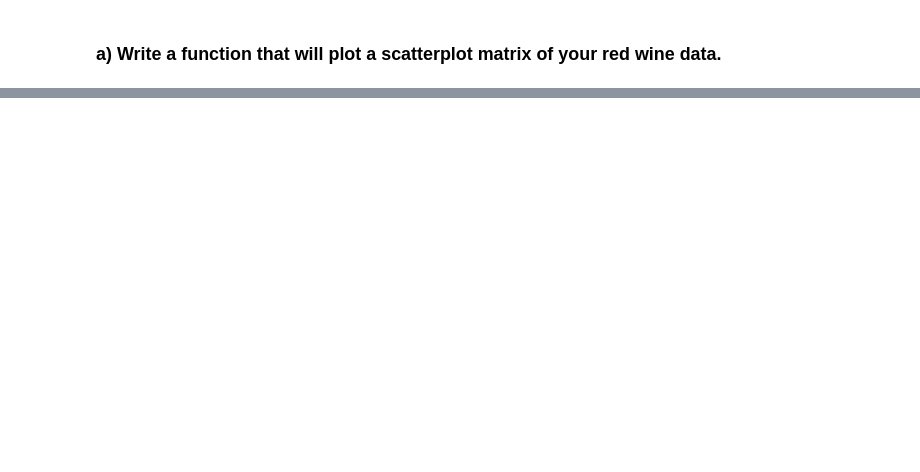
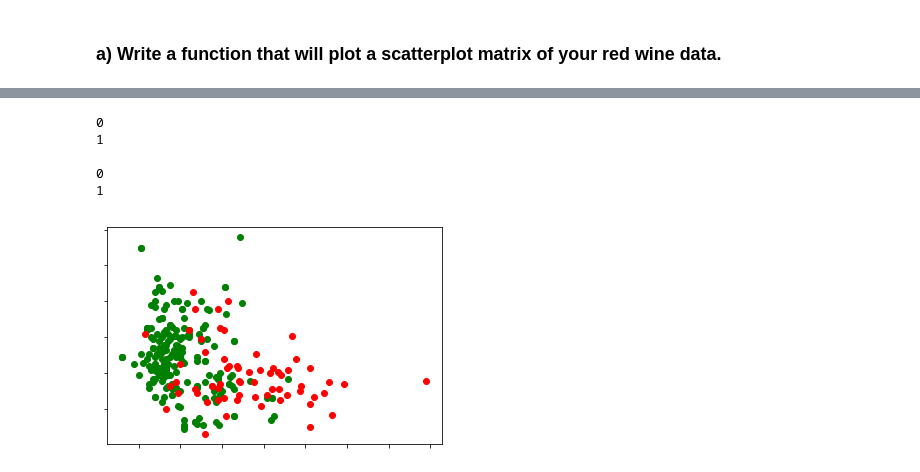
Before and after one commit to aspyltsov65/-ft_sommelier, a Jupyter notebook: python_env/ft_sommelier.ipynb, the cells around one changed output, grey strips where cells are left out. Drawn from its saved outputs; the diff is of its cells as text; code cells hidden in the pictures; blank space fills up the shorter version.

```diff
--- a/python_env/ft_sommelier.ipynb
+++ b/python_env/ft_sommelier.ipynb
@@ -39,0 +50,73 @@ wine_data
+# %%
+import pandas as pd
+import matplotlib.pyplot as plt
+
+wine_data = pd.read_csv("./resources/winequality-red.csv", delimiter=';')
+rel = wine_data.quality > 6
+res = wine_data.loc[rel, "quality"]
+# rep = wine_data.chlorides > 0.
+# print('----Count of chlorides----')
+# x = wine_data.loc[wine_data.quality > 6, "volatile acidity"]
+# y = wine_data.loc[wine_data.quality > 6, "fixed acidity"]
+
+# x1 = wine_data.loc[wine_data.quality < 5, "volatile acidity"]
+# y1 = wine_data.loc[wine_data.quality < 5, "fixed acidity"]
+
+good = wine_data.quality > 6
+bad = wine_data.quality < 5
+
+count_good = wine_data[good].index
+count_bad = wine_data[bad].index
+j = 1
+i = 0
+x1 = wine_data.iloc[count_good, j]
+y1 = wine_data.iloc[count_good, i]
+
+x2 = wine_data.iloc[count_bad, j]
+y2 = wine_data.iloc[count_bad, i]
+
+f, ax = plt.subplots(1)
+
+# res = wine_data.chlorides > 0.35
+# wine_data[res]
+# ap = wine_data.chlorides > 0.35
+# pa = wine_data.loc[ap, "chlorides"]
+
+# plt.subplot(221)
+plt.plot(x1, y1, 'go', x2, y2, 'ro')
+# plt.subplot(222)
+# plt.text(0.35, 0.5, 'quality', dict(size=18),'figure points')
+
+# ax1 = plt.gca()
+# ax1.axes.get_xaxis().set_ticks([])
+# ax1.axes.get_yaxis().set_ticks([])
+
+# ax.plot(x, y, 'ro')
+# ax.set_ylabel('V')
+# ax.set_xlabel('t')
+
+ax.set_yticklabels([])
+ax.set_xticklabels([])
+
+# plt.show()
+# x
+size = wine_data.shape[1]
+# i = 0;
+# while i < size :
+# #     print(i)
+#     i += 1
+# for i in range(0, size) :
+#     print(i)
+# wine_data.columns[0]
+
+for i in range(0, 2):
+    print()
+    for j in range(0, 2):
+        print(j)
+# %% [output]
+0
+1
+
+0
+1
+[figure, added]
```
Also changed, not shown: parts of 5 cells of this notebook, 1 other file.
